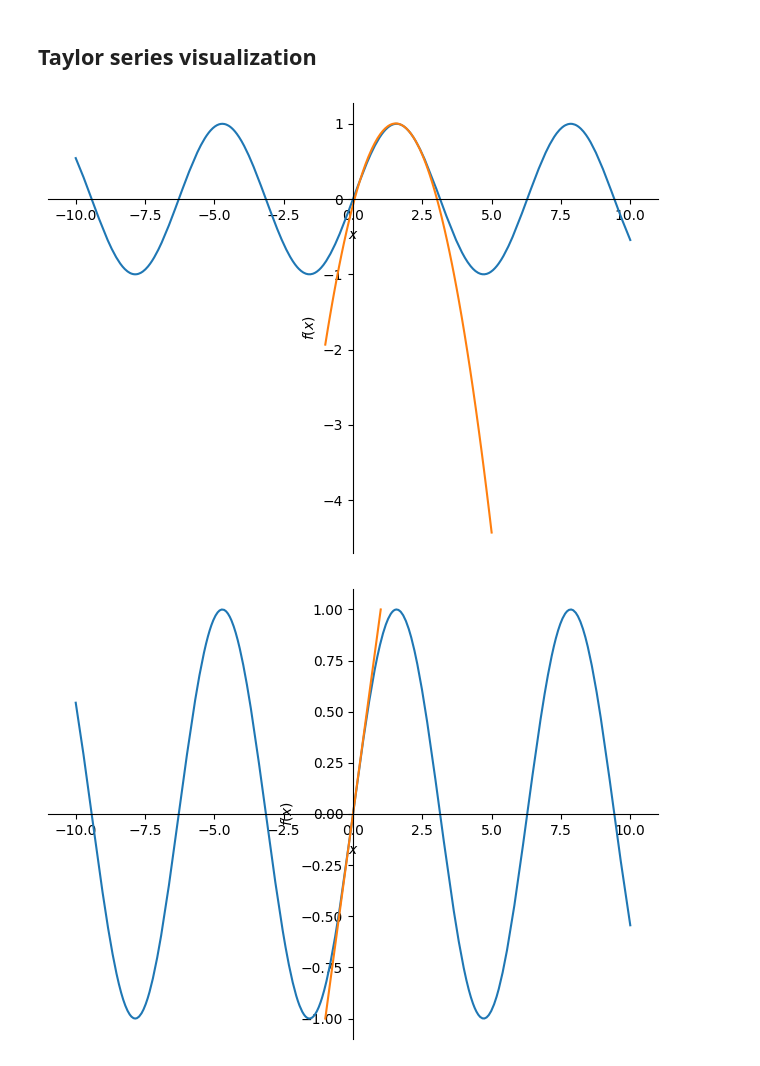
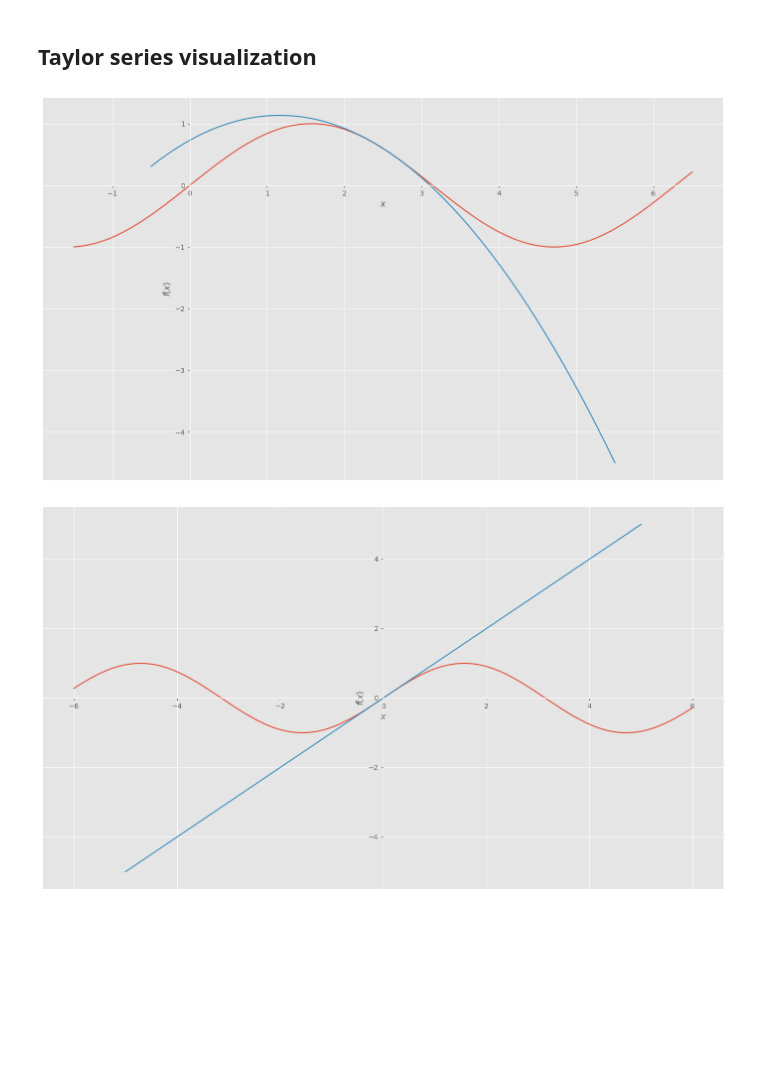
Before and after one commit to iampramodyadav/Geometry-and-Vectors, a Jupyter notebook: TaylorSeries.ipynb, the cells around one changed output. Cells and saved outputs as stored; diff of their text form; code cells hidden in the pictures; blank space fills up the shorter version.

```diff
--- a/TaylorSeries.ipynb
+++ b/TaylorSeries.ipynb
@@ -11,6 +11,10 @@ import sympy as sp
 import numpy as np
 # %%
 from sympy.plotting import plot
+# %%
+%matplotlib inline
+plt.rcParams['figure.figsize'] = 14, 8
+style.use('ggplot')
 # %% [markdown]
 **Plotting in SymPy**
 # %%
@@ -65,16 +69,16 @@ def taylor_approximation(f,a=0, n=3,spread=3):
     tay_f = sp.series(f,x,a,n)
     tay_fs=tay_f.removeO()
 
-    p1 = plot(f, show=False)
+    p1 = plot(f,(x,a-spread-1,a+spread+1), show=False)
     p2 = plot(tay_fs,(x,a-spread,a+spread), show=False)
     p1.append(p2[0])
     p1.show()
 # %%
 f =sp.sin(x)
-taylor_approximation(f,a=2,n=3)
+taylor_approximation(f,a=2.5,n=3)
 # %% [output]
-[figure, old version]
+[figure, new version]
 # %%
-taylor_approximation(f,a=0,n=3,spread=1)
+taylor_approximation(f,a=0,n=3,spread=5)
 # %% [output]
-[figure, old version]
+[figure, new version]
```
Also changed, not shown: parts of 8 cells of this notebook.
